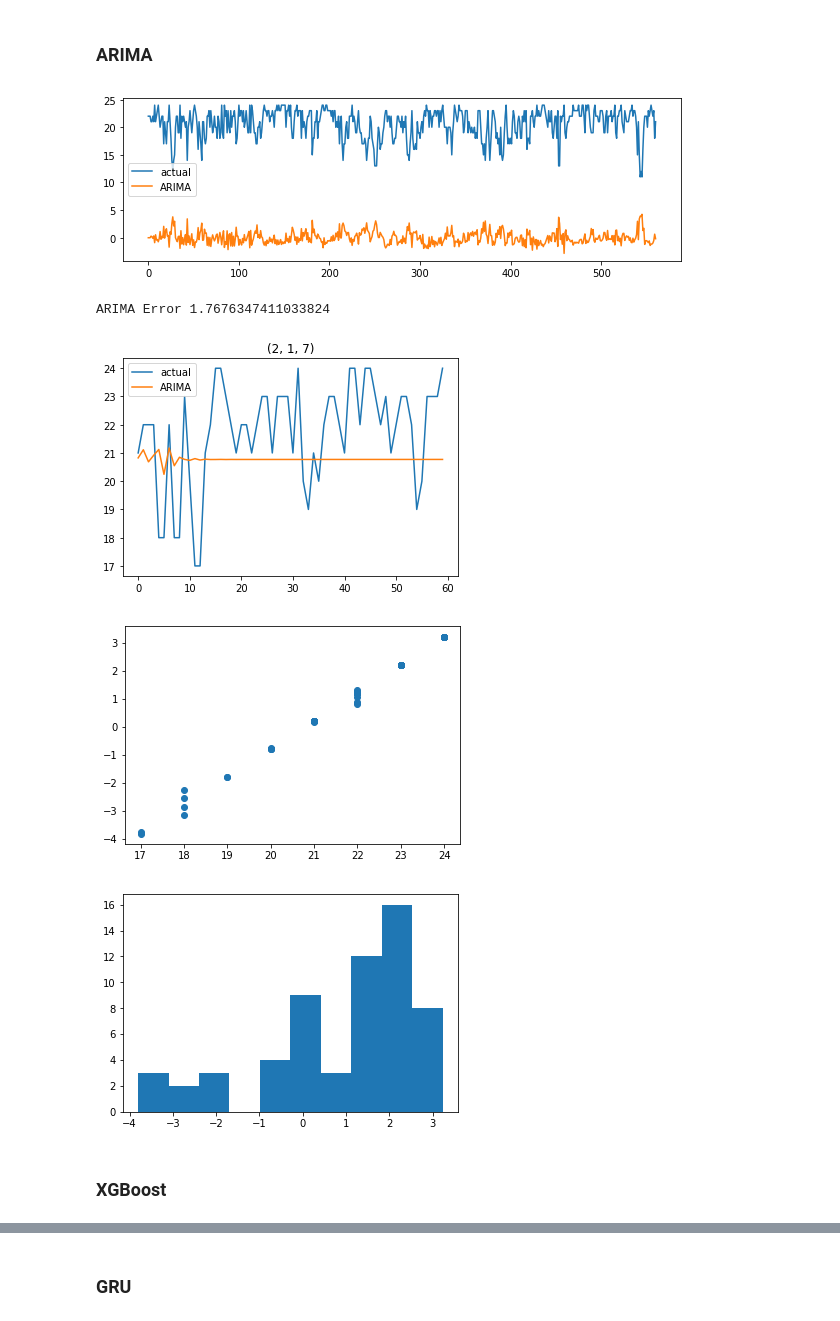
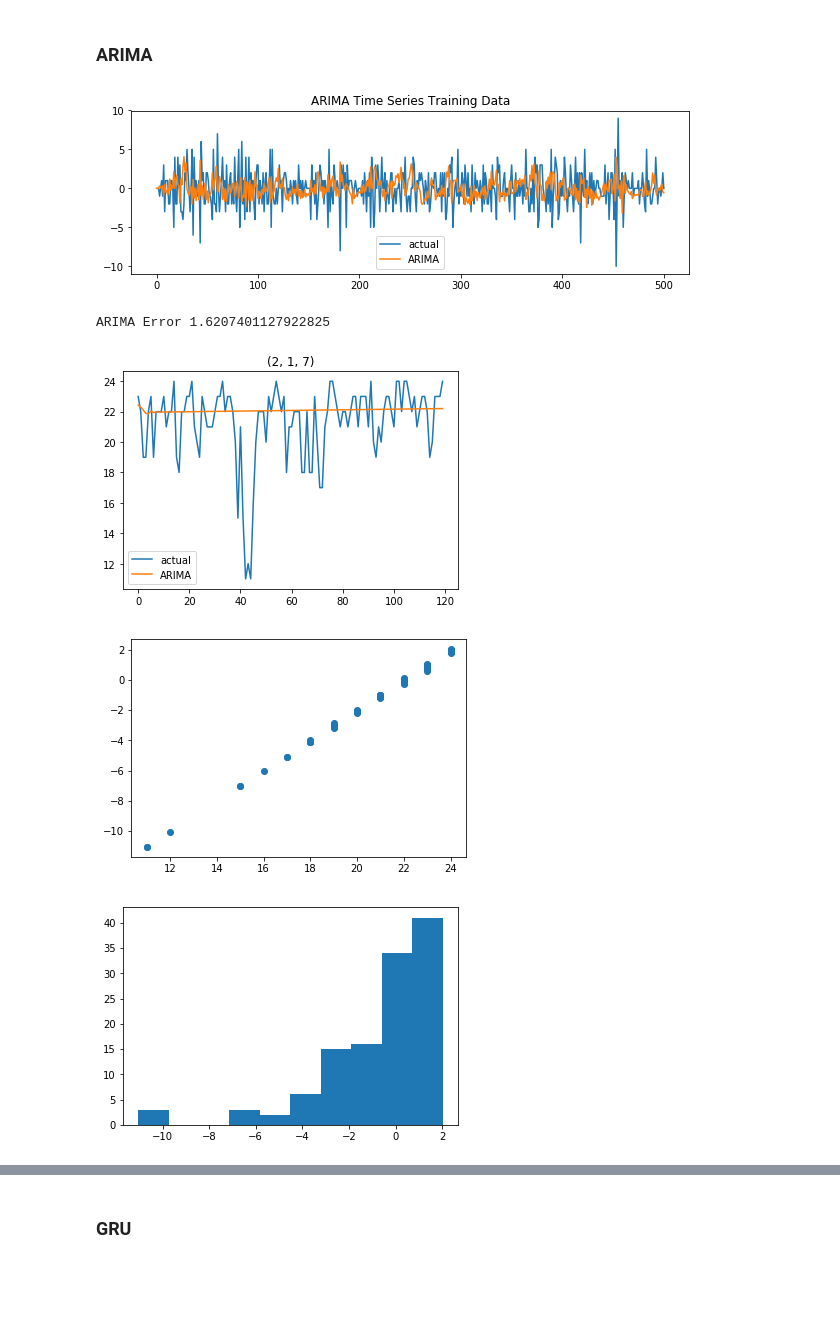
Before and after one commit to cobrobrown/thinkful_course, a Jupyter notebook: Final Capstone/Model Evaluation.ipynb, the cells around one changed output, grey strips where cells are left out. Cells and saved outputs as stored; diff of their text form; code cells hidden in the pictures; blank space fills up the shorter version.

```diff
--- a/Final Capstone/Model Evaluation.ipynb
+++ b/Final Capstone/Model Evaluation.ipynb
@@ -184,7 +193,7 @@ def seq_split(df,window_size=7):
         X = pd.concat([df_temp.shift(i+1),X],axis=1)
     return X.dropna(axis=0)
 # %%
-test_size = 60
+test_size = 120
 train_size = len(df_PICU.index) - test_size
 window_size=7
 df_PICU_train = seq_split(df_PICU['AverageCensusCount'][:train_size],window_size=window_size)
@@ -239,14 +248,16 @@ arima_model_fit = arima_model.fit()
 # %%
 # in-sample predictions
 arima_train_predict = arima_model_fit.predict(start=1,end=train_size)
 # trained values
 plt.figure(figsize=(10,3))
-plt.plot(range(len(X_arima_train.index)),X_arima_train,label="actual")
+X_arima_dif_1 = X_arima_train - X_arima_train.shift()
+plt.plot(range(len(X_arima_dif_1.index)),X_arima_dif_1,label="actual")
 plt.plot(range(len(arima_train_predict)),arima_train_predict,label="ARIMA")
 plt.legend()
+plt.title("ARIMA Time Series Training Data")
 plt.show()
 # %% [output]
-[figure, old version]
+[figure, new version]
 # %%
 # out-of-sample forecast
 arima_forecast,_,_ = arima_model_fit.forecast(test_size)
@@ -267,9 +278,7 @@ plt.show()
 plt.hist(arima_res)
 plt.show()
 # %% [output]
-ARIMA Error 1.7676347411033824
+ARIMA Error 1.6207401127922825
-[figure, old version]
+[figure, new version]
-[figure, old version]
+[figure, new version]
-[figure, old version]
+[figure, new version]
-# %% [markdown]
-### XGBoost
```
Also changed, not shown: parts of 24 cells of this notebook.
